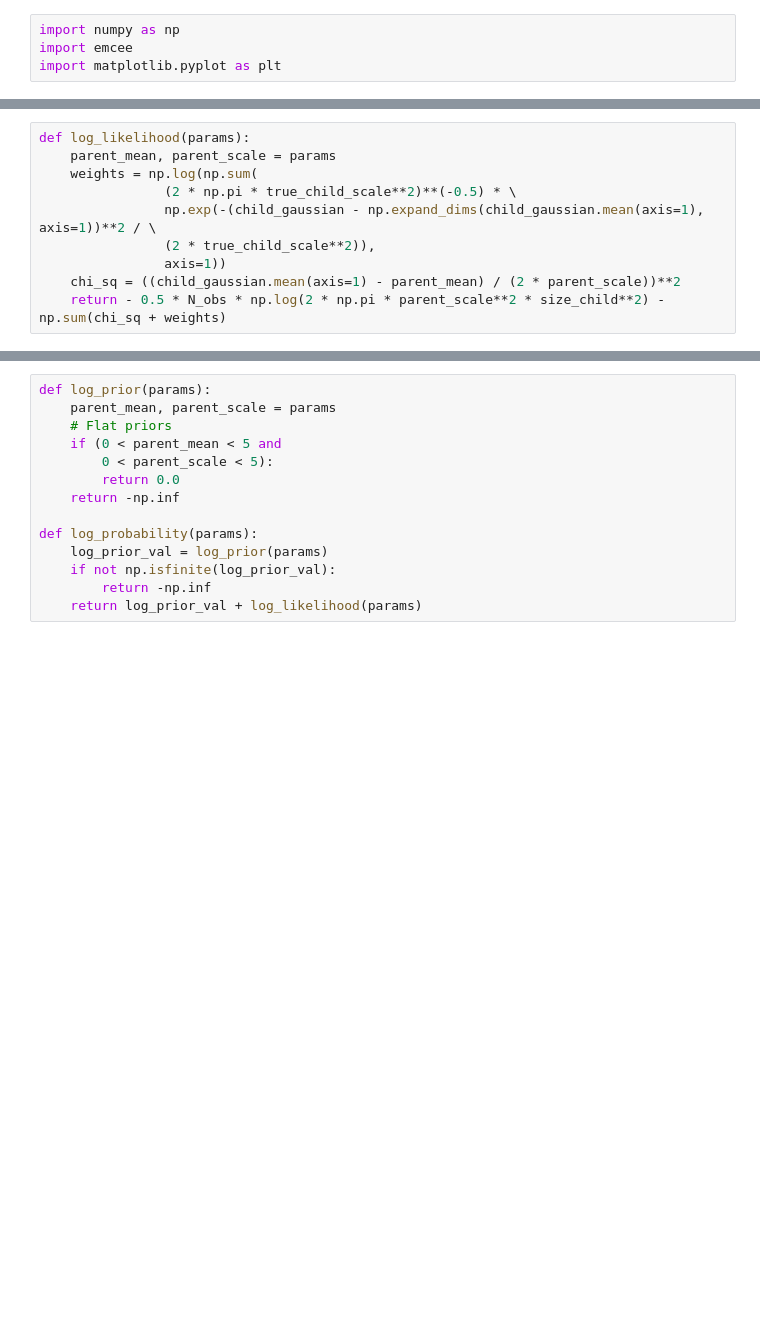
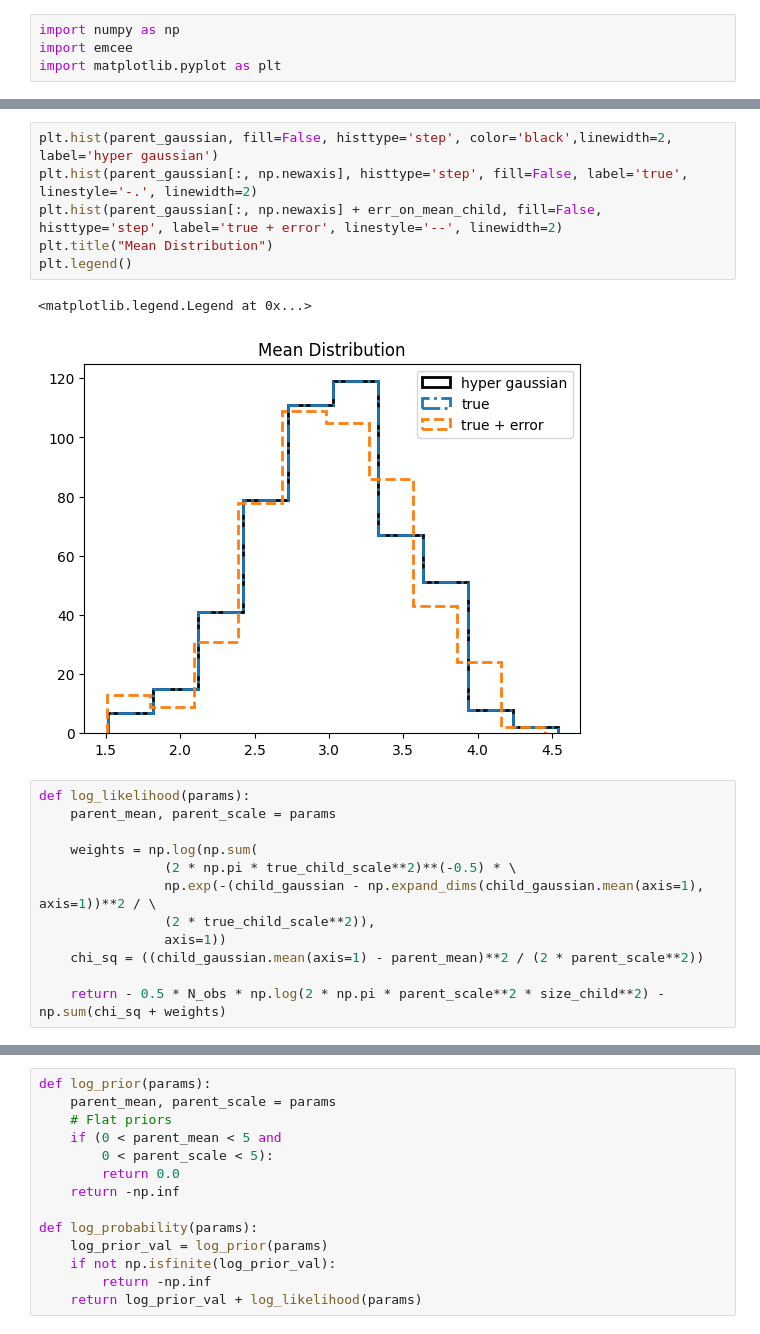
Before and after one commit to SSingh087/test-hierarchical-model, a Jupyter notebook: test-toy-HM/EMCEE tests/test-emcee-working-models.ipynb, the cells around one changed output, grey strips where cells are left out. Drawn from its saved outputs; the diff is of its cells as text; blank space fills up the shorter version.

```diff
--- a/test-toy-HM/EMCEE tests/test-emcee-working-models.ipynb
+++ b/test-toy-HM/EMCEE tests/test-emcee-working-models.ipynb
@@ -36,12 +41,23 @@ plt.legend()
+# %%
+plt.hist(parent_gaussian, fill=False, histtype='step', color='black',linewidth=2, label='hyper gaussian')
+plt.hist(parent_gaussian[:, np.newaxis], histtype='step', fill=False, label='true', linestyle='-.', linewidth=2)
+plt.hist(parent_gaussian[:, np.newaxis] + err_on_mean_child, fill=False, histtype='step', label='true + error', linestyle='--', linewidth=2)
+plt.title("Mean Distribution")
+plt.legend()
+# %% [output]
+<matplotlib.legend.Legend at 0x...>
+[figure, added]
 # %%
 def log_likelihood(params):
     parent_mean, parent_scale = params
+
     weights = np.log(np.sum(
                 (2 * np.pi * true_child_scale**2)**(-0.5) * \
                 np.exp(-(child_gaussian - np.expand_dims(child_gaussian.mean(axis=1), axis=1))**2 / \
                 (2 * true_child_scale**2)),
                 axis=1))
-    chi_sq = ((child_gaussian.mean(axis=1) - parent_mean) / (2 * parent_scale))**2
+    chi_sq = ((child_gaussian.mean(axis=1) - parent_mean)**2 / (2 * parent_scale**2))
+
     return - 0.5 * N_obs * np.log(2 * np.pi * parent_scale**2 * size_child**2) - np.sum(chi_sq + weights)
 # %%
 from scipy.optimize import minimize
```
Also changed, not shown: parts of 48 cells of this notebook, 2 other files.
